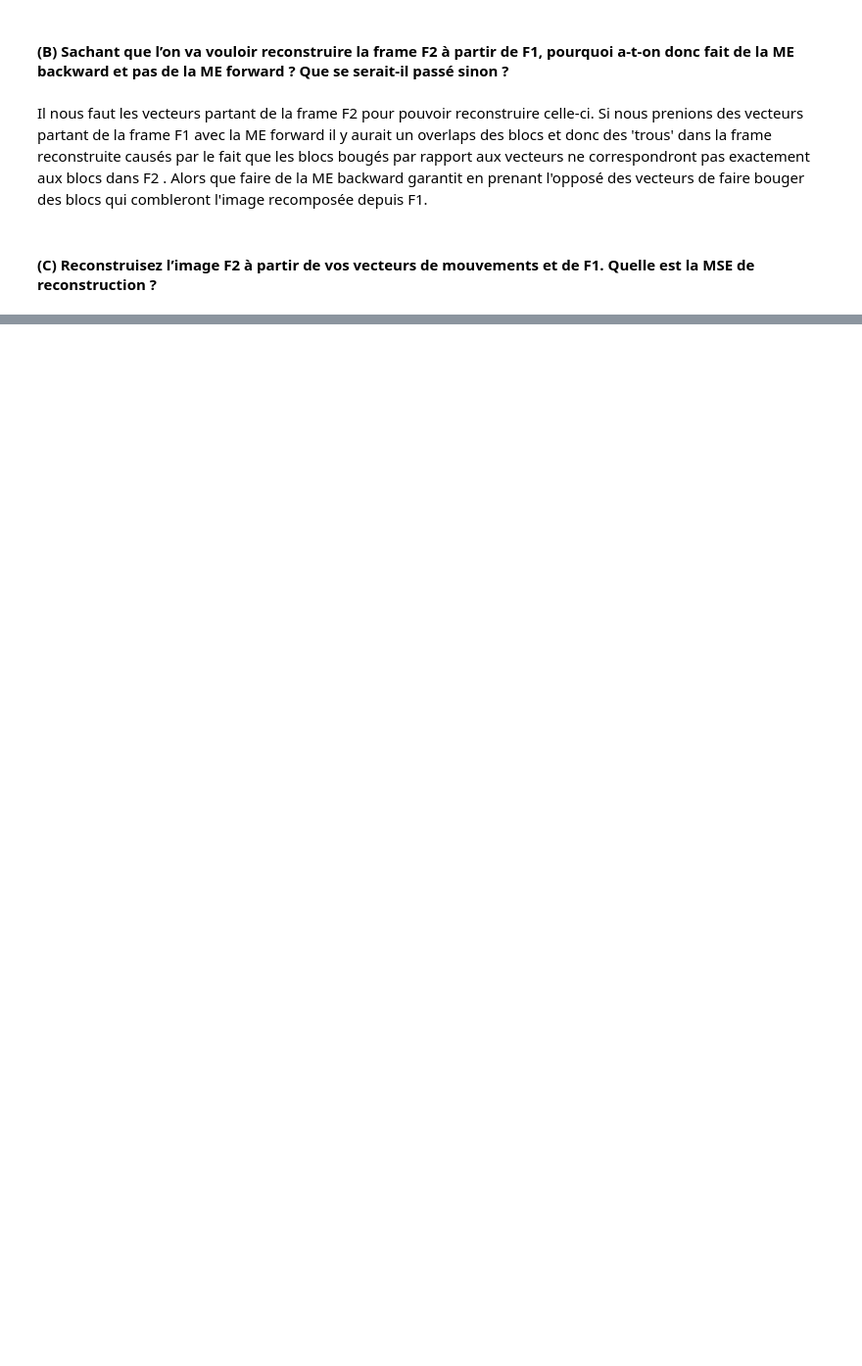
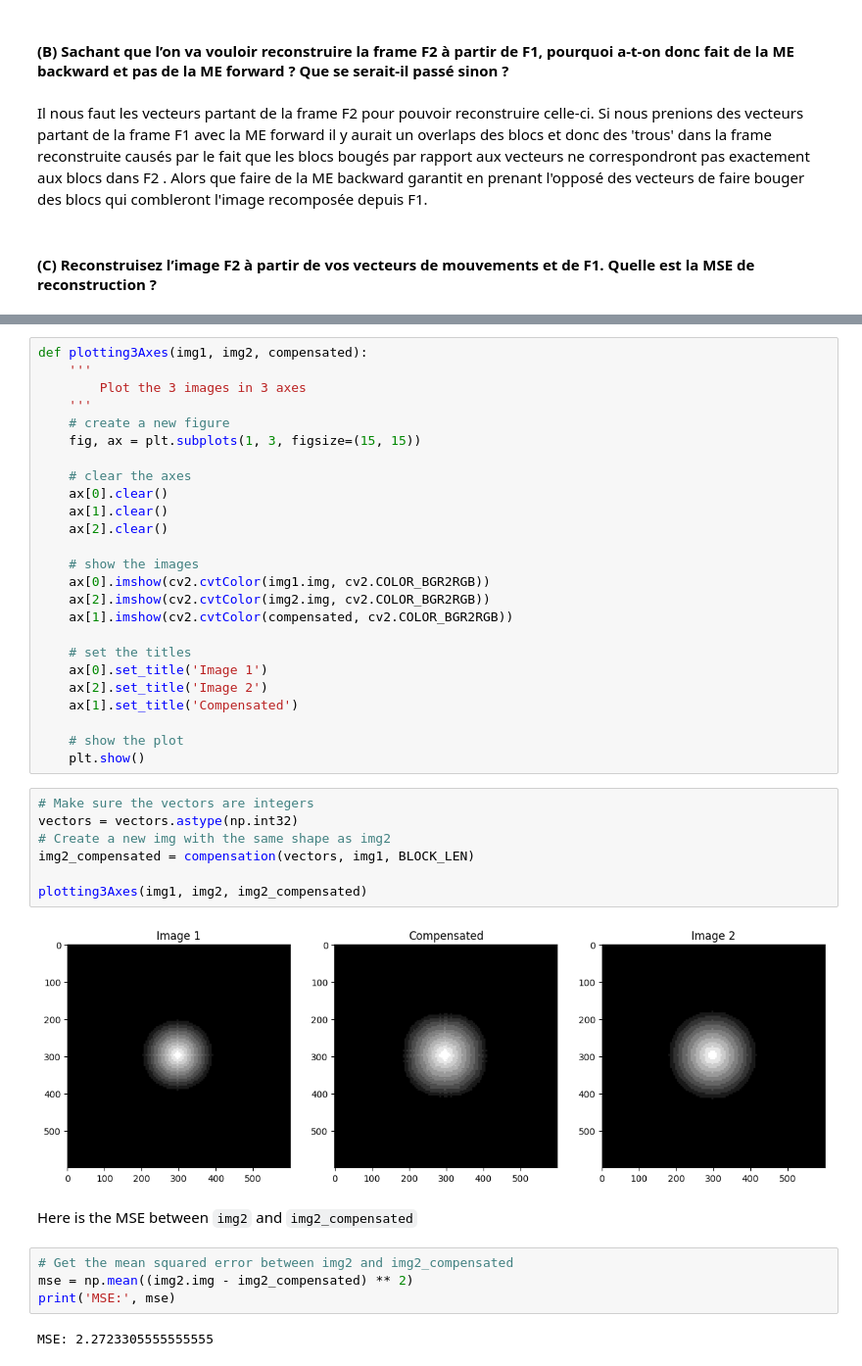
Before and after one commit to Coartix/VIdeoProcessing, a Jupyter notebook: Motion Compensation.ipynb, the cells around one changed output, grey strips where cells are left out. Shown: that part at 98% size. Cells and saved outputs as stored; diff of their text form; blank space fills up the shorter version.

```diff
--- a/Motion Compensation.ipynb
+++ b/Motion Compensation.ipynb
@@ -142,0 +153,42 @@ Il nous faut les vecteurs partant de la frame F2 pour pouvoir reconstruire celle
+# %%
+def plotting3Axes(img1, img2, compensated):
+    '''
+        Plot the 3 images in 3 axes
+    '''
+    # create a new figure
+    fig, ax = plt.subplots(1, 3, figsize=(15, 15))
+
+    # clear the axes
+    ax[0].clear()
+    ax[1].clear()
+    ax[2].clear()
+
+    # show the images
+    ax[0].imshow(cv2.cvtColor(img1.img, cv2.COLOR_BGR2RGB))
+    ax[2].imshow(cv2.cvtColor(img2.img, cv2.COLOR_BGR2RGB))
+    ax[1].imshow(cv2.cvtColor(compensated, cv2.COLOR_BGR2RGB))
+
+    # set the titles
+    ax[0].set_title('Image 1')
+    ax[2].set_title('Image 2')
+    ax[1].set_title('Compensated')
+
+    # show the plot
+    plt.show()
+# %%
+# Make sure the vectors are integers
+vectors = vectors.astype(np.int32)
+# Create a new img with the same shape as img2
+img2_compensated = compensation(vectors, img1, BLOCK_LEN)
+
+plotting3Axes(img1, img2, img2_compensated)
+# %% [output]
+[figure, added]
+# %% [markdown]
+Here is the MSE between `img2` and `img2_compensated`
+# %%
+# Get the mean squared error between img2 and img2_compensated
+mse = np.mean((img2.img - img2_compensated) ** 2)
+print('MSE:', mse)
+# %% [output]
+MSE: 2.2723305555555555
```
Also changed, not shown: parts of 24 cells of this notebook.
